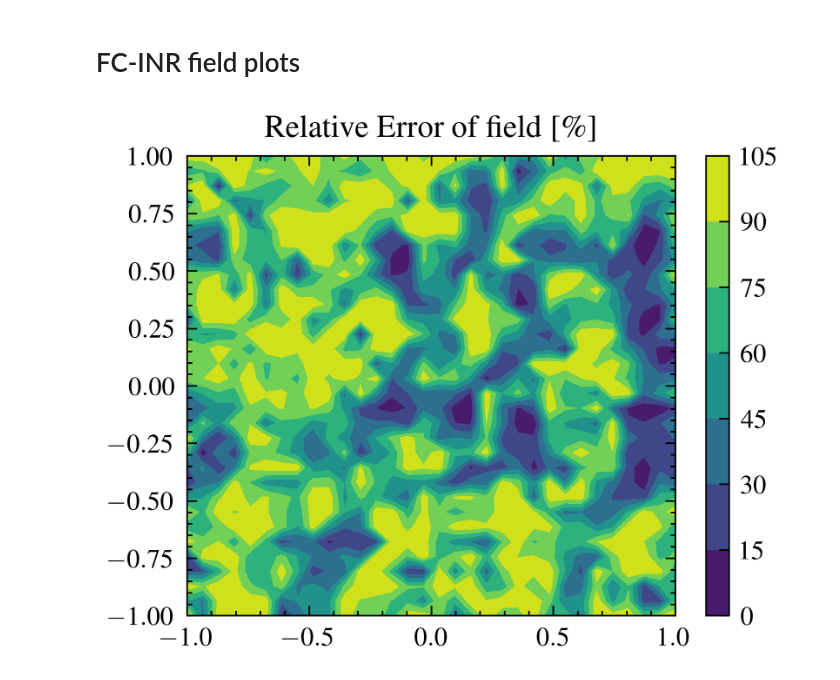
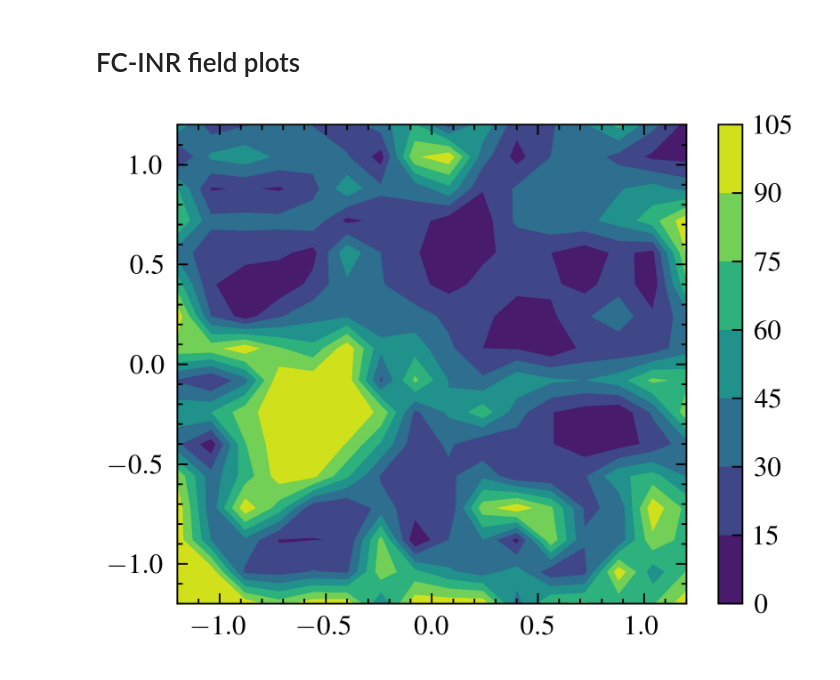
Before and after one commit to cmt-dtu-energy/hypermagnetics, a Jupyter notebook: nbs/check_fmm_prism.ipynb, the cells around one changed output. Saved outputs shown, nothing was run; the diff lists cells and outputs as text; code cells hidden in the pictures.

```diff
--- a/nbs/check_fmm_prism.ipynb
+++ b/nbs/check_fmm_prism.ipynb
@@ -84,23 +85,0 @@ Potential: 0.09265522576443055
-# %%
-sim["field_grid"] = field2d_grid(source_cfg, sim["msp_grid"])
-mt_sim, _ = field_mt(train['sources'], train['grid'], "prism")
-
-### Field in x-direction
-if source_cfg["line"]:
-    plt.plot(sim['grid'][:, 0], np.abs(sim["field_grid"][0, ..., 0]))
-    plt.plot(sim['grid'][:, 0], np.abs(train["field_grid"][0, ..., 0]), color='red', linestyle='--')
-    plt.plot(sim['grid'][:, 0], np.abs(train["field_grid"][0] - sim["field_grid"][0]), color='green', linestyle=':')
-    plt.yscale("log")
-    plt.legend(["Prism3D", "Dipole", "Error"])
-else:
-    x_grid = np.array(train['grid'][:, 0].reshape((source_cfg["res"], source_cfg["res"])))
-    y_grid = np.array(train['grid'][:, 1].reshape((source_cfg["res"], source_cfg["res"])))
-    sim_f = sim["field_grid"][0, ..., 1].reshape((source_cfg["res"], source_cfg["res"]))
-    t_f = mt_sim[0, ..., 1].reshape((source_cfg["res"], source_cfg["res"]))
-    # plt.contourf(x_grid, y_grid, np.clip(sim_f, -5, 5))
-    # plt.contourf(x_grid, y_grid, np.clip(t_f, -1, 1))
-    plt.contourf(x_grid, y_grid, np.clip(sim_f - t_f, -1, 1))
-    # plt.contourf(x_grid, y_grid, np.clip(sim_f / t_f, 0, 3))
-    plt.colorbar()
-
-    print("Field(y):", np.nanmean(np.abs(sim_f / t_f)))
@@ -110,7 +86,7 @@ Field(y): 1.6685644763296508
 # %% [markdown]
 ## Directly from FMM2D
 # %%
-_, sim['field_grid_direct'] = potential2D(sim['sources'], sim['shape'], sim['grid'])
+_, sim['field_grid_direct'] = potential2D(sim['sources'], sim['shape'], sim['grid'], prism_mt=True)
 
 ### Field in x-direction
 if source_cfg["line"]:
@@ -123,15 +99,15 @@ else:
     x_grid = np.array(train['grid'][:, 0].reshape((source_cfg["res"], source_cfg["res"])))
     y_grid = np.array(train['grid'][:, 1].reshape((source_cfg["res"], source_cfg["res"])))
     sim_f = sim["field_grid_direct"][0, ...]
-    t_f = mt_sim[0, ..., :2]
+    t_f = train["field_grid"][0, ..., :2]
     diff = np.linalg.norm(np.abs(sim_f - t_f), axis=-1).reshape((source_cfg["res"], source_cfg["res"]))
     norm_f = np.linalg.norm(t_f, axis=-1).reshape((source_cfg["res"], source_cfg["res"]))
     # plt.contourf(x_grid, y_grid, np.clip(sim_f[...,1], -5, 5))
     # plt.contourf(x_grid, y_grid, np.clip(t_f[...,1], -1, 1))
-    plt.contourf(x_grid, y_grid, np.clip((diff / norm_f) * 100, 0, 25))
+    plt.contourf(x_grid, y_grid, np.clip((diff / norm_f) * 100, 0, 100))
     plt.title("Relative Error of field [\%]")
     # plt.contourf(x_grid, y_grid, np.clip(sim_f[...,1] / t_f[...,1], 0, 3))
     plt.colorbar()
 
-    print("Field(y):", np.nanmean(np.abs(sim_f[...,1] / t_f[...,1])))
+    print("Field(y):", np.nanmean(np.abs(sim_f[...,1] / (t_f[...,1] / np.pi**2))))
 # %% [output]
@@ -161,7 +137,7 @@ else:
     y_grid_pr = np.array(train['grid'][:, 1].reshape((source_cfg["res"], source_cfg["res"])))
     mt_f_grid_x = np.array(mt_sim[0, ..., 0].reshape((source_cfg["res"], source_cfg["res"])))
     t_f = train["field_grid"][0, ..., 0].reshape((source_cfg["res"], source_cfg["res"]))
-    # plt.contourf(x_grid_pr, y_grid_pr, np.clip(np.abs(mt_f_grid_x - t_f), 0, 1))
-    # plt.colorbar()
-    print(np.nanmean(np.abs(mt_f_grid_x / t_f)))
+    plt.contourf(x_grid_pr, y_grid_pr, np.clip(np.abs(mt_f_grid_x - (t_f / np.pi**2)), 0, 1))
+    plt.colorbar()
+    print(np.nanmean(np.abs(mt_f_grid_x / (t_f / np.pi**2))))
 # %% [output]
@@ -223,28 +200,30 @@ Eps: 1.0e-09, Mean Error: 2.55 [%], Median Error: 0.50 [%]
 # %%
 model_cfg = HyperLayer(
     width=400,
     depth=3,
     hwidth=2,
     hdepth=3,
     seed=42,
 )
-model_path = "/home/spol/Documents/repos/hypermagnetics/models/fcilr_400_200k_quadtree.eqx"
+
+model_folder = Path().resolve() / '..' / 'models'
+model_path = f"{model_folder}/ic_inr_400_hwidth_2_50k_fcinr_lim_uniform.eqx"
 model = eqx.tree_deserialise_leaves(model_path, model_cfg)
 
 sim['field_grid_model'] = jax.vmap(model.field, in_axes=(0, None))(
     train['sources'], train['grid']
 )[0]
 if not source_cfg["line"]:
     x_grid = np.array(train['grid'][:, 0].reshape((source_cfg["res"], source_cfg["res"])))
     y_grid = np.array(train['grid'][:, 1].reshape((source_cfg["res"], source_cfg["res"])))
-    sim_f = sim["field_grid_model"]
+    sim_f = sim["field_grid_model"] / np.pi**2
     t_f = mt_sim[0, ..., :2]
     diff = np.linalg.norm(np.abs(sim_f - t_f), axis=-1).reshape((source_cfg["res"], source_cfg["res"]))
     norm_f = np.linalg.norm(t_f, axis=-1).reshape((source_cfg["res"], source_cfg["res"]))
     # plt.contourf(x_grid, y_grid, np.clip(sim_f[...,1].reshape((source_cfg["res"], source_cfg["res"])), -5, 5))
     # plt.contourf(x_grid, y_grid, np.clip(t_f[...,1].reshape((source_cfg["res"], source_cfg["res"])), -5, 5))
     plt.contourf(x_grid, y_grid, np.clip((diff / norm_f) * 100, 0, 100))
-    plt.title("Relative Error of field [\%]")
+    # plt.title("Relative Error of field [\%]")
     plt.colorbar()
 # %% [output]
-[figure, old version]
+[figure, new version]
```
Also changed, not shown: parts of 7 cells of this notebook, 7 other files.
